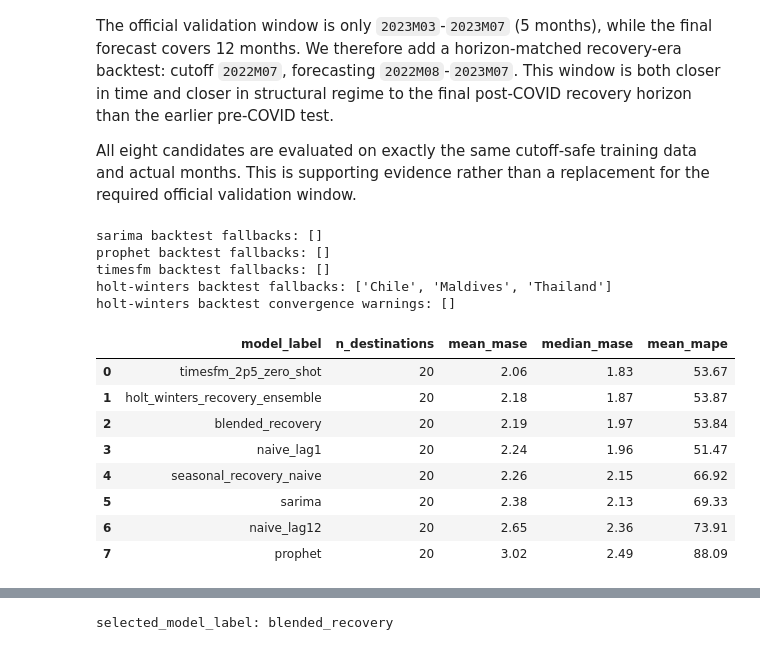
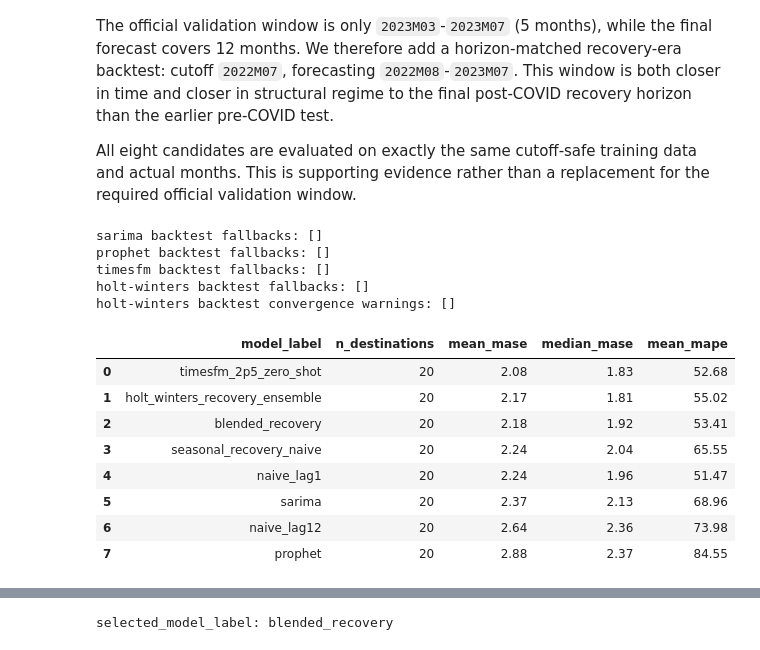
Before and after one commit to shakai2k/endterm-task, a Jupyter notebook: SIG742-2026T2-A2-G3-Team16.ipynb, the cells around one changed output, grey strips where cells are left out. Drawn from its saved outputs; the diff is of its cells as text; code cells hidden in the pictures.

```diff
--- a/SIG742-2026T2-A2-G3-Team16.ipynb
+++ b/SIG742-2026T2-A2-G3-Team16.ipynb
@@ -1756,10 +1996,10 @@ display(destination_stats.round(1).sort_values("cv", ascending=False))
 # %%
 fig, axes = plt.subplots(5, 4, figsize=(18, 14), sharex=True)
 for ax, destination in zip(axes.ravel(), REQUIRED_DESTINATIONS):
-    dates = public_history_wide_to_2023M07[FINAL_FORECAST_DATE_COLUMN].map(
+    dates = imputed_public_history_wide_to_2023M07[FINAL_FORECAST_DATE_COLUMN].map(
         month_label_to_period
     ).map(lambda period: period.to_timestamp())
-    ax.plot(dates, public_history_wide_to_2023M07[destination], linewidth=0.8)
+    ax.plot(dates, imputed_public_history_wide_to_2023M07[destination], linewidth=0.8)
     ax.set_title(destination, fontsize=9)
     ax.tick_params(labelsize=7)
 fig.suptitle(
@@ -1786,10 +2026,10 @@ from statsmodels.tsa.stattools import adfuller
 # otherwise a plot mixing Hong Kong (millions) and Chile (thousands) is
 # useless. Then we look at how normalised demand is spread out by calendar
 # month across all 20 destinations.
-normalised_demand = public_history_wide_to_2023M07[REQUIRED_DESTINATIONS].div(
-    public_history_wide_to_2023M07[REQUIRED_DESTINATIONS].mean()
+normalised_demand = imputed_public_history_wide_to_2023M07[REQUIRED_DESTINATIONS].div(
+    imputed_public_history_wide_to_2023M07[REQUIRED_DESTINATIONS].mean()
 )
-normalised_demand["_month"] = public_history_wide_to_2023M07[FINAL_FORECAST_DATE_COLUMN].map(
+normalised_demand["_month"] = imputed_public_history_wide_to_2023M07[FINAL_FORECAST_DATE_COLUMN].map(
     lambda label: month_label_to_period(label).month
 )
 seasonal_boxplot_data = []
@@ -1814,7 +2054,7 @@ adf_rows = []
 with warnings.catch_warnings():
     warnings.simplefilter("ignore", FutureWarning)
     for destination in REQUIRED_DESTINATIONS:
-        level_series = public_history_wide_to_2023M07[destination].dropna()
+        level_series = imputed_public_history_wide_to_2023M07[destination].dropna()
         diff_series = level_series.diff().dropna()
         level_pvalue = adfuller(level_series, autolag="AIC")[1] if len(level_series) >= 24 else np.nan
         diff_pvalue = adfuller(diff_series, autolag="AIC")[1] if len(diff_series) >= 24 else np.nan
@@ -1878,9 +2118,9 @@ Stationary after first differencing (p<0.05): 19 / 20
 # up the biggest-scale destinations by accident.
 outlier_rows = []
 for destination in REQUIRED_DESTINATIONS:
-    pct_change = public_history_wide_to_2023M07[destination].pct_change()
+    pct_change = imputed_public_history_wide_to_2023M07[destination].pct_change()
     z_scores = (pct_change - pct_change.mean()) / pct_change.std()
-    outlier_months = public_history_wide_to_2023M07.loc[
+    outlier_months = imputed_public_history_wide_to_2023M07.loc[
         z_scores.abs() > 3, FINAL_FORECAST_DATE_COLUMN
     ].tolist()
     outlier_rows.append({
@@ -1910,8 +2150,8 @@ covid_impact_rows = []
 for destination in REQUIRED_DESTINATIONS:
     row = {"destination": destination}
     for label, (start, end) in covid_windows.items():
-        mask = _in_period_range(public_history_wide_to_2023M07[FINAL_FORECAST_DATE_COLUMN], start, end)
-        row[label] = public_history_wide_to_2023M07.loc[mask, destination].mean()
+        mask = _in_period_range(imputed_public_history_wide_to_2023M07[FINAL_FORECAST_DATE_COLUMN], start, end)
+        row[label] = imputed_public_history_wide_to_2023M07.loc[mask, destination].mean()
     row["covid_trough_pct_of_pre_covid"] = row["covid_trough_2020_2021"] / row["pre_covid_2017_2019"] * 100
     row["recovery_pct_of_pre_covid"] = row["recovery_2022_2023"] / row["pre_covid_2017_2019"] * 100
     covid_impact_rows.append(row)
@@ -1964,7 +2204,7 @@ display(covid_impact_summary)
 <a id="eda-multivariate"></a>
 #### Multivariate analysis
 # %%
-correlation_matrix = public_history_wide_to_2023M07[REQUIRED_DESTINATIONS].corr(min_periods=24)
+correlation_matrix = imputed_public_history_wide_to_2023M07[REQUIRED_DESTINATIONS].corr(min_periods=24)
 
 fig, ax = plt.subplots(figsize=(10, 9))
 heatmap = ax.imshow(correlation_matrix, vmin=-1, vmax=1, cmap="RdBu_r")
@@ -3346,44 +3611,50 @@ _backtest_with_period["_period"] = _backtest_with_period[FINAL_FORECAST_DATE_COL
 backtest_training_actual_wide = _backtest_with_period.loc[
     _backtest_with_period["_period"] <= _month_label_to_period(backtest_cutoff), FINAL_FORECAST_COLUMNS
 ].reset_index(drop=True)
+(
+    imputed_backtest_training_actual_wide,
+    backtest_imputation_log,
+) = impute_internal_monthly_gaps(backtest_training_actual_wide)
+assert len(backtest_imputation_log) == 24
+
 backtest_actual_wide = _backtest_with_period.loc[
     _backtest_with_period["_period"].isin([_month_label_to_period(m) for m in backtest_months]),
     FINAL_FORECAST_COLUMNS,
 ].reset_index(drop=True)
 
 backtest_naive_lag1_forecast_wide = generate_naive_forecast_wide(
-    backtest_training_actual_wide, cutoff_label=backtest_cutoff, forecast_months=backtest_months, lag=1,
+    imputed_backtest_training_actual_wide, cutoff_label=backtest_cutoff, forecast_months=backtest_months, lag=1,
 )
 backtest_naive_lag12_forecast_wide = generate_naive_forecast_wide(
-    backtest_training_actual_wide, cutoff_label=backtest_cutoff, forecast_months=backtest_months, lag=12,
+    imputed_backtest_training_actual_wide, cutoff_label=backtest_cutoff, forecast_months=backtest_months, lag=12,
 )
 backtest_seasonal_recovery_forecast_wide = generate_seasonal_recovery_forecast_wide(
-    backtest_training_actual_wide, cutoff_label=backtest_cutoff, forecast_months=backtest_months,
+    imputed_backtest_training_actual_wide, cutoff_label=backtest_cutoff, forecast_months=backtest_months,
     required_destinations=REQUIRED_DESTINATIONS,
 )
 backtest_blended_recovery_forecast_wide = generate_blended_recovery_forecast_wide(
-    backtest_training_actual_wide, cutoff_label=backtest_cutoff, forecast_months=backtest_months,
+    imputed_backtest_training_actual_wide, cutoff_label=backtest_cutoff, forecast_months=backtest_months,
     required_destinations=REQUIRED_DESTINATIONS,
 )
 backtest_sarima_diagnostics = {}
 backtest_sarima_forecast_wide = generate_sarima_forecast_wide(
-    backtest_training_actual_wide, cutoff_label=backtest_cutoff, forecast_months=backtest_months,
+    imputed_backtest_training_actual_wide, cutoff_label=backtest_cutoff, forecast_months=backtest_months,
     required_destinations=REQUIRED_DESTINATIONS, diagnostic_log=backtest_sarima_diagnostics,
 )
 backtest_prophet_diagnostics = {}
 backtest_prophet_forecast_wide = generate_prophet_forecast_wide(
-    backtest_training_actual_wide, cutoff_label=backtest_cutoff, forecast_months=backtest_months,
+    imputed_backtest_training_actual_wide, cutoff_label=backtest_cutoff, forecast_months=backtest_months,
     required_destinations=REQUIRED_DESTINATIONS, diagnostic_log=backtest_prophet_diagnostics,
 )
 backtest_timesfm_diagnostics = {}
 backtest_timesfm_forecast_wide = generate_timesfm_forecast_wide(
-    backtest_training_actual_wide, cutoff_label=backtest_cutoff, forecast_months=backtest_months,
+    imputed_backtest_training_actual_wide, cutoff_label=backtest_cutoff, forecast_months=backtest_months,
     required_destinations=REQUIRED_DESTINATIONS, diagnostic_log=backtest_timesfm_diagnostics,
 )
 backtest_holt_winters_ensemble_diagnostics = {}
 backtest_holt_winters_ensemble_forecast_wide = (
     generate_holt_winters_recovery_ensemble_wide(
-        backtest_training_actual_wide, cutoff_label=backtest_cutoff,
+        imputed_backtest_training_actual_wide, cutoff_label=backtest_cutoff,
         forecast_months=backtest_months, required_destinations=REQUIRED_DESTINATIONS,
         diagnostic_log=backtest_holt_winters_ensemble_diagnostics,
     )
@@ -3425,42 +3696,42 @@ _, backtest_holt_winters_ensemble_aggregate = evaluate_forecast_wide(
 
 backtest_summary = pd.DataFrame([
     {"model_label": "naive_lag1", **backtest_naive_lag1_aggregate},
     {"model_label": "naive_lag12", **backtest_naive_lag12_aggregate},
     {"model_label": "seasonal_recovery_naive", **backtest_seasonal_recovery_aggregate},
     {"model_label": "blended_recovery", **backtest_blended_recovery_aggregate},
     {"model_label": "sarima", **backtest_sarima_aggregate},
     {"model_label": "prophet", **backtest_prophet_aggregate},
     {"model_label": "timesfm_2p5_zero_shot", **backtest_timesfm_aggregate},
     {"model_label": "holt_winters_recovery_ensemble", **backtest_holt_winters_ensemble_aggregate},
 ]).sort_values("mean_mase").reset_index(drop=True)
 
 print("sarima backtest fallbacks:", backtest_sarima_diagnostics["fallback_destinations"])
 print("prophet backtest fallbacks:", backtest_prophet_diagnostics["fallback_destinations"])
 print("timesfm backtest fallbacks:", backtest_timesfm_diagnostics["fallback_destinations"])
 print(
     "holt-winters backtest fallbacks:",
     backtest_holt_winters_ensemble_diagnostics["holt_winters"]["fallback_destinations"],
 )
 print(
     "holt-winters backtest convergence warnings:",
     backtest_holt_winters_ensemble_diagnostics["holt_winters"]["convergence_warning_destinations"],
 )
 display(backtest_summary.round(2))
 # %% [output]
 sarima backtest fallbacks: []
 prophet backtest fallbacks: []
 timesfm backtest fallbacks: []
-holt-winters backtest fallbacks: ['Chile', 'Maldives', 'Thailand']
+holt-winters backtest fallbacks: []
 holt-winters backtest convergence warnings: []
 |  | model_label | n_destinations | mean_mase | median_mase | mean_mape |
-| 0 | timesfm_2p5_zero_shot | 20 | 2.06 | 1.83 | 53.67 |
-| 1 | holt_winters_recovery_ensemble | 20 | 2.18 | 1.87 | 53.87 |
-| 2 | blended_recovery | 20 | 2.19 | 1.97 | 53.84 |
-| 3 | naive_lag1 | 20 | 2.24 | 1.96 | 51.47 |
-| 4 | seasonal_recovery_naive | 20 | 2.26 | 2.15 | 66.92 |
-| 5 | sarima | 20 | 2.38 | 2.13 | 69.33 |
-| 6 | naive_lag12 | 20 | 2.65 | 2.36 | 73.91 |
-| 7 | prophet | 20 | 3.02 | 2.49 | 88.09 |
+| 0 | timesfm_2p5_zero_shot | 20 | 2.08 | 1.83 | 52.68 |
+| 1 | holt_winters_recovery_ensemble | 20 | 2.17 | 1.81 | 55.02 |
+| 2 | blended_recovery | 20 | 2.18 | 1.92 | 53.41 |
+| 3 | seasonal_recovery_naive | 20 | 2.24 | 2.04 | 65.55 |
+| 4 | naive_lag1 | 20 | 2.24 | 1.96 | 51.47 |
+| 5 | sarima | 20 | 2.37 | 2.13 | 68.96 |
+| 6 | naive_lag12 | 20 | 2.64 | 2.36 | 73.98 |
+| 7 | prophet | 20 | 2.88 | 2.37 | 84.55 |
 # %%
 model_summary = pd.DataFrame([
     {
```
Also changed, not shown: parts of 37 cells of this notebook, 2 other files.
